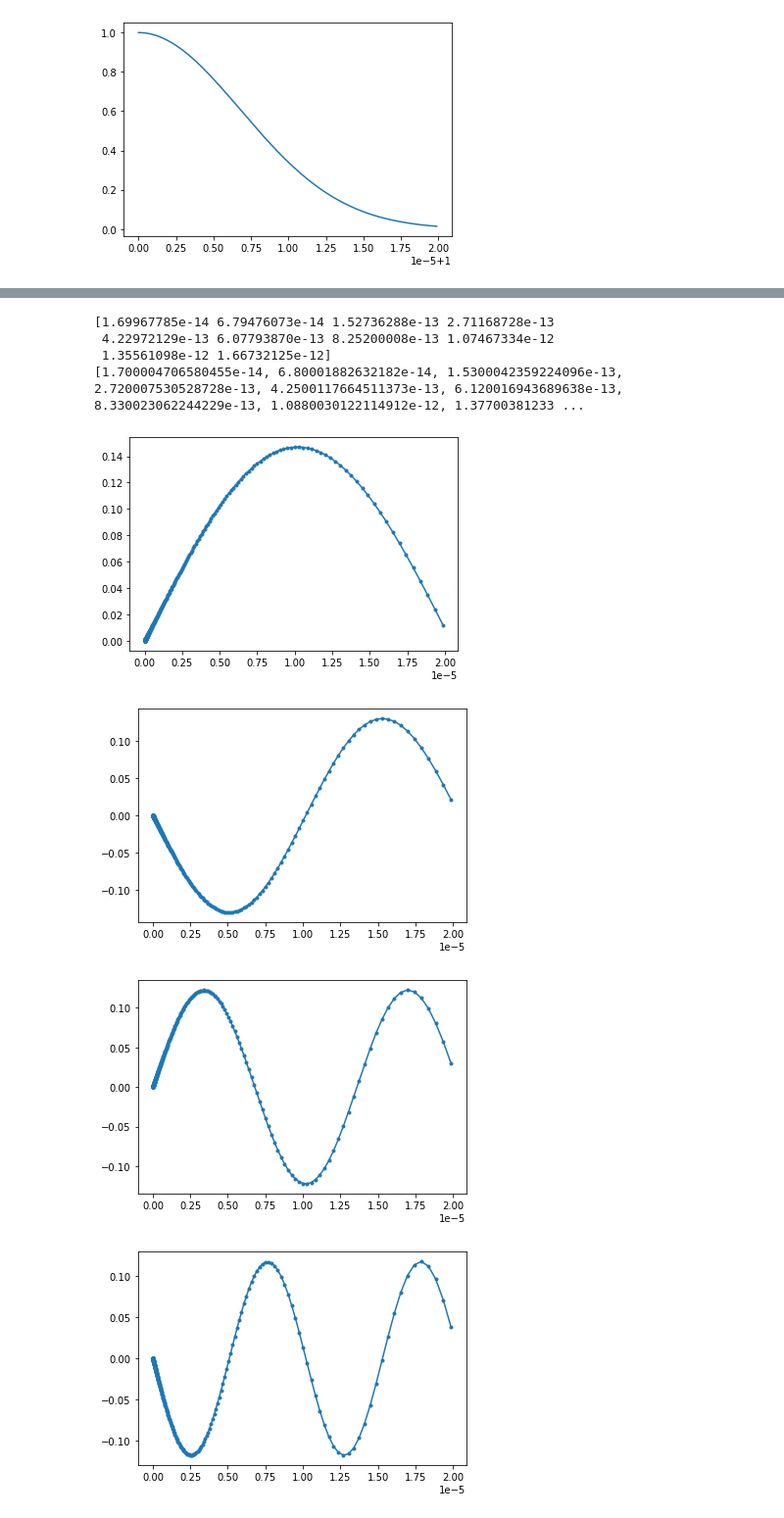
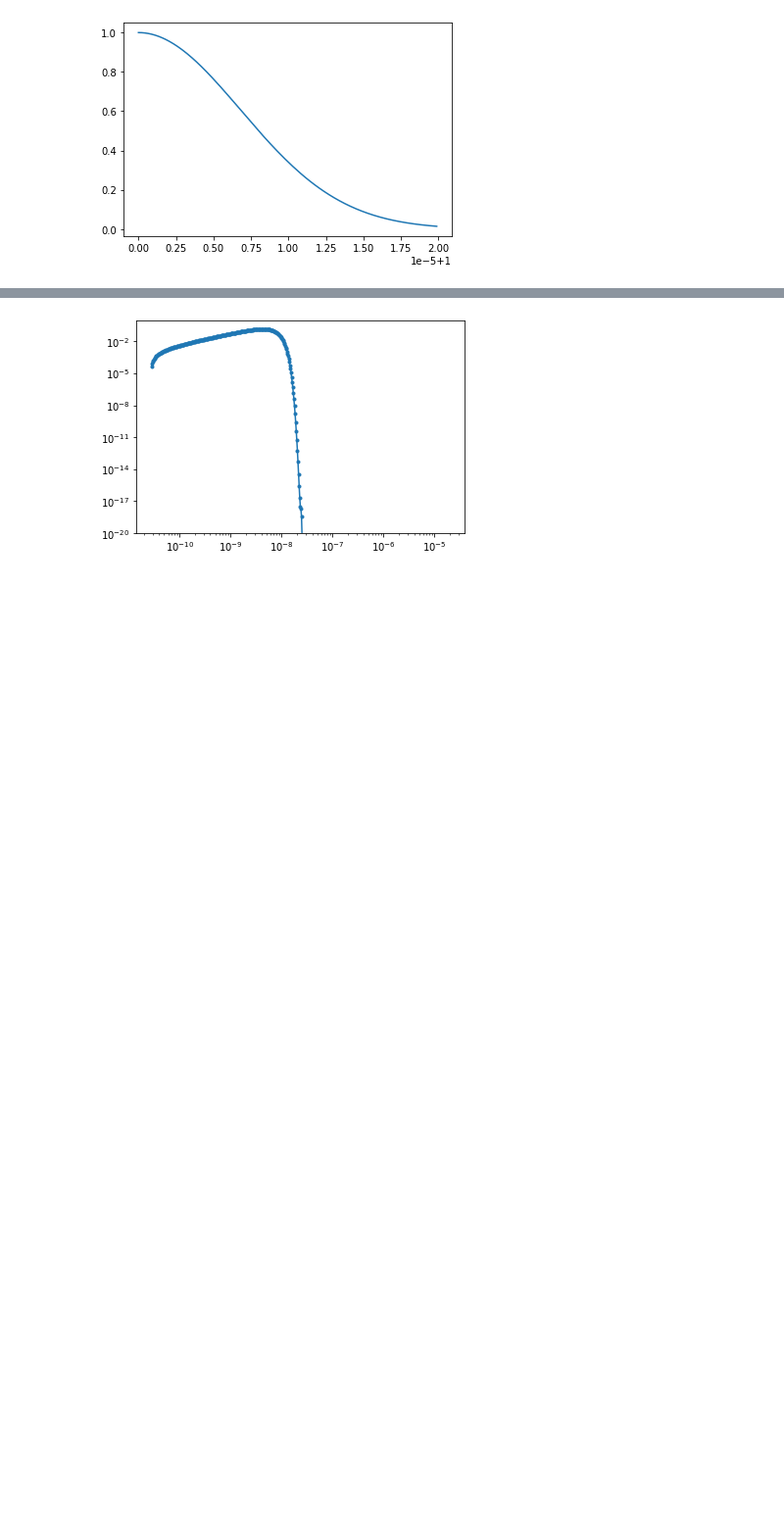
Before and after one commit to Koichi-Miyamoto/StochasticInflationDiffOpEigen, a Jupyter notebook: Hilltop1Dp=4M=1e-2_Log.ipynb, the cells around one changed output, grey strips where cells are left out. Shown at 98% size. Saved outputs shown, nothing was run; the diff lists cells and outputs as text; code cells hidden in the pictures; blank space fills up the shorter version.

```diff
--- a/Hilltop1Dp=4M=1e-2_Log.ipynb
+++ b/Hilltop1Dp=4M=1e-2_Log.ipynb
@@ -164,4 +147,0 @@ fpFinDiff = InfAdjFPFiniteDiff(
-# %%
-eigVals, eigVecs = np.linalg.eig(fpFinDiff)
-eigVecsSort = eigVecs.T[np.argsort(eigVals)]
-eigValsSort = np.sort(eigVals)
@@ -176,20 +148,10 @@ plt.show()
-# %%
-print(eigValsSort[:10])
-print(eigValsFlat[:10])
-# %% [output]
-[1.69967785e-14 6.79476073e-14 1.52736288e-13 2.71168728e-13
- 4.22972129e-13 6.07793870e-13 8.25200008e-13 1.07467334e-12
- 1.35561098e-12 1.66732125e-12]
-[1.700004706580455e-14, 6.80001882632182e-14, 1.5300042359224096e-13, 2.720007530528728e-13, 4.2500117664511373e-13, 6.120016943689638e-13, 8.330023062244229e-13, 1.0880030122114912e-12, 1.37700381233 ...
 # %%
-# 固有関数のプロット
+# 最小固有値の固有関数の絶対値の両対数プロット
 ax = plt.gca()
-
-for iEig in range(5):
-    plt.plot(gridEx, eigVecsSort[iEig],marker='.')
-    plt.show()
+plt.plot(gridEx, np.abs(eigVecsSort[0]), marker='.')
+plt.xscale("log")
+plt.yscale("log")
+ax.set_ylim(1e-20, 1)
+plt.show()
 # %% [output]
-[figure, old version]
+[figure, new version]
-[figure, removed]
-[figure, removed]
-[figure, removed]
```
Also changed, not shown: parts of 13 cells of this notebook, 1 other file.
